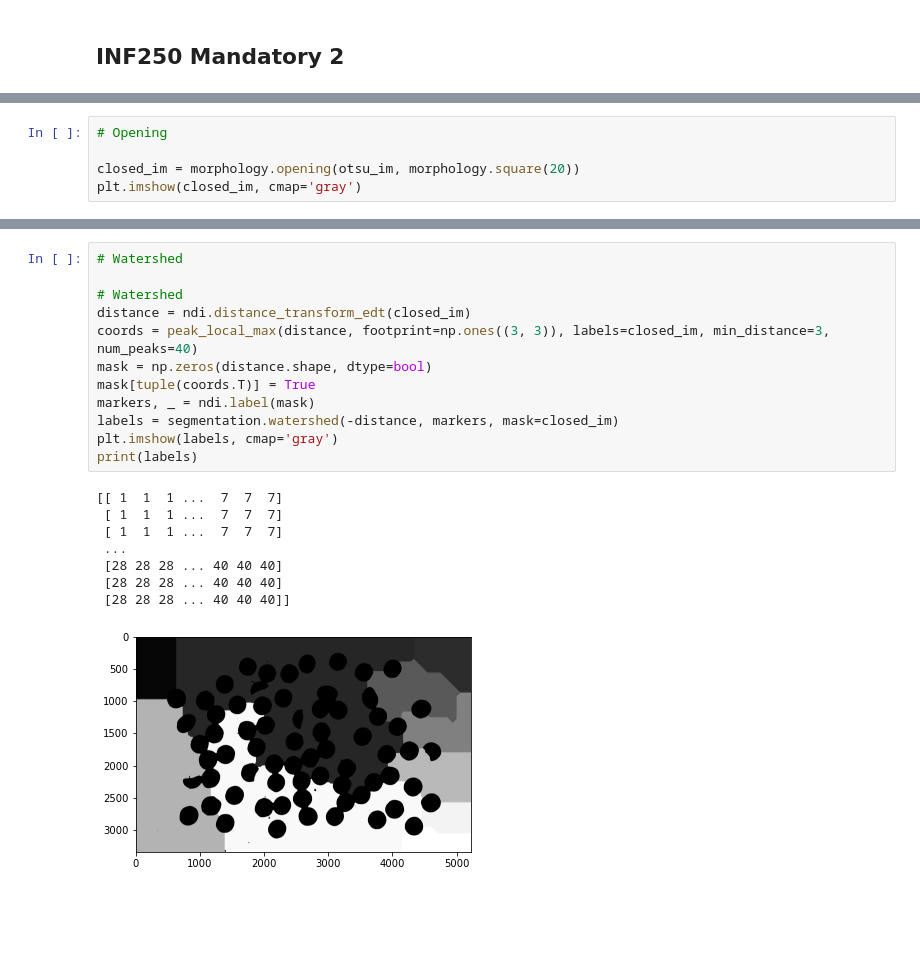
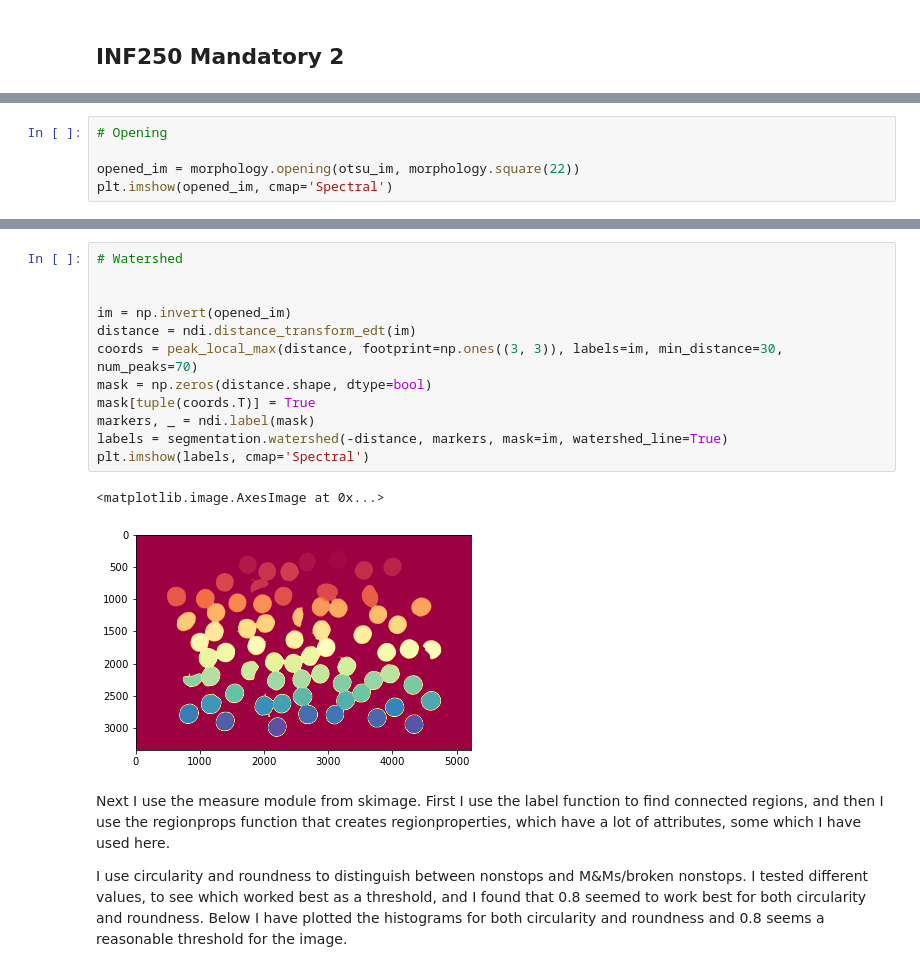
Before and after one commit to noramik/INF250-H22, a Jupyter notebook: mandatory2/mandatory2.ipynb, the cells around one changed output, grey strips where cells are left out. Cells and saved outputs as stored; diff of their text form; blank space fills up the shorter version.

```diff
--- a/mandatory2/mandatory2.ipynb
+++ b/mandatory2/mandatory2.ipynb
@@ -29,7 +41,7 @@ plt.imshow(otsu_im, cmap='gray')
 # %%
 # Opening
 
-closed_im = morphology.opening(otsu_im, morphology.square(20))
-plt.imshow(closed_im, cmap='gray')
+opened_im = morphology.opening(otsu_im, morphology.square(22))
+plt.imshow(opened_im, cmap='Spectral')
 # %% [output]
 <matplotlib.image.AxesImage at 0x...>
@@ -37,24 +51,22 @@ plt.imshow(closed_im, cmap='gray')
 # %%
 # Watershed
 
-# Watershed
-distance = ndi.distance_transform_edt(closed_im)
-coords = peak_local_max(distance, footprint=np.ones((3, 3)), labels=closed_im, min_distance=3, num_peaks=40)
+
+im = np.invert(opened_im)
+distance = ndi.distance_transform_edt(im)
+coords = peak_local_max(distance, footprint=np.ones((3, 3)), labels=im, min_distance=30, num_peaks=70)
 mask = np.zeros(distance.shape, dtype=bool)
 mask[tuple(coords.T)] = True
 markers, _ = ndi.label(mask)
-labels = segmentation.watershed(-distance, markers, mask=closed_im)
-plt.imshow(labels, cmap='gray')
-print(labels)
+labels = segmentation.watershed(-distance, markers, mask=im, watershed_line=True)
+plt.imshow(labels, cmap='Spectral')
 # %% [output]
-[[ 1  1  1 ...  7  7  7]
- [ 1  1  1 ...  7  7  7]
- [ 1  1  1 ...  7  7  7]
- ...
- [28 28 28 ... 40 40 40]
- [28 28 28 ... 40 40 40]
- [28 28 28 ... 40 40 40]]
+<matplotlib.image.AxesImage at 0x...>
-[figure, old version]
+[figure, new version]
+# %% [markdown]
+Next I use the measure module from skimage. First I use the label function to find connected regions, and then I use the regionprops function that creates regionproperties, which have a lot of attributes, some which I have used here.
+
+I use circularity and roundness to distinguish between nonstops and M&Ms/broken nonstops. I tested different values, to see which worked best as a threshold, and I found that 0.8 seemed to work best for both circularity and roundness. Below I have plotted the histograms for both circularity and roundness and 0.8 seems a reasonable threshold for the image.
 # %%
 # Measure
 
```
Also changed, not shown: parts of 14 cells of this notebook.
